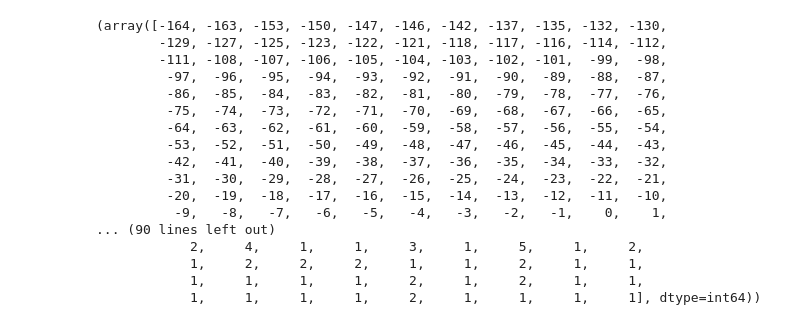
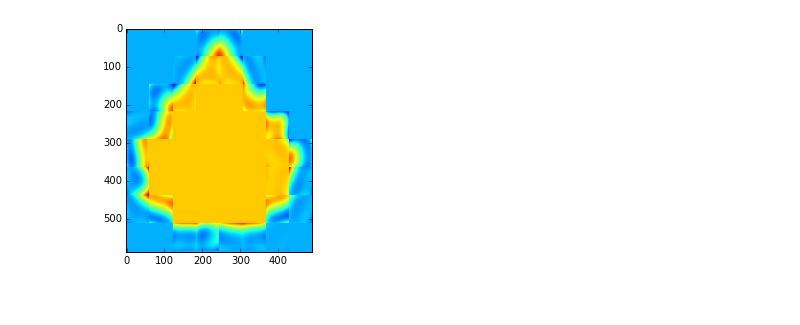
Before and after one commit to MatthewMcGonagle/KaggleLeaf, a Jupyter notebook: RatiosExperiment.ipynb, the cells around one changed output. Saved outputs shown, nothing was run; the diff lists cells and outputs as text; code cells hidden in the pictures.

```diff
--- a/RatiosExperiment.ipynb
+++ b/RatiosExperiment.ipynb
@@ -81,0 +183,7 @@ for i0 in range(0,imHeight - dHeight,dHeight):
+# %%
+# Do a small test of coefficients in linear regression to make sure they match the correct polynomial features.
+
+depSamples = np.array([[2,3]])
+prediction = imageModel.predict(depSamples)
+
+imageModel.named_steps['polynomialfeatures'].powers_
@@ -89,25 +207,0 @@ plt.show()
-# %%
-# Take a look at the values in the image.
-fittedInt = [[int(value) for value in row] for row in fitted]
-
-valuesInfo = np.unique(fittedInt, return_counts = True)
-
-valuesInfo
-# %% [output]
-(array([-164, -163, -153, -150, -147, -146, -142, -137, -135, -132, -130,
-        -129, -127, -125, -123, -122, -121, -118, -117, -116, -114, -112,
-        -111, -108, -107, -106, -105, -104, -103, -102, -101,  -99,  -98,
-         -97,  -96,  -95,  -94,  -93,  -92,  -91,  -90,  -89,  -88,  -87,
-         -86,  -85,  -84,  -83,  -82,  -81,  -80,  -79,  -78,  -77,  -76,
-         -75,  -74,  -73,  -72,  -71,  -70,  -69,  -68,  -67,  -66,  -65,
-         -64,  -63,  -62,  -61,  -60,  -59,  -58,  -57,  -56,  -55,  -54,
-         -53,  -52,  -51,  -50,  -49,  -48,  -47,  -46,  -45,  -44,  -43,
-         -42,  -41,  -40,  -39,  -38,  -37,  -36,  -35,  -34,  -33,  -32,
-         -31,  -30,  -29,  -28,  -27,  -26,  -25,  -24,  -23,  -22,  -21,
-         -20,  -19,  -18,  -17,  -16,  -15,  -14,  -13,  -12,  -11,  -10,
-          -9,   -8,   -7,   -6,   -5,   -4,   -3,   -2,   -1,    0,    1,
-... (90 lines left out)
-            2,     4,     1,     1,     3,     1,     5,     1,     2,
-            1,     2,     2,     2,     1,     1,     2,     1,     1,
-            1,     1,     1,     1,     2,     1,     2,     1,     1,
-            1,     1,     1,     1,     2,     1,     1,     1,     1], dtype=int64))
@@ -113,0 +253,9 @@ valuesInfo
+# %%
+# Plot the fitted image
+
+fitted = np.zeros(fitted.shape)
+findIsopRatio(pixelData, fitted, nSegments = 8)
+imagePlot = plt.imshow(fitted)
+plt.show()
+# %% [output]
+[figure, added]
```
Also changed, not shown: parts of 11 cells of this notebook.
